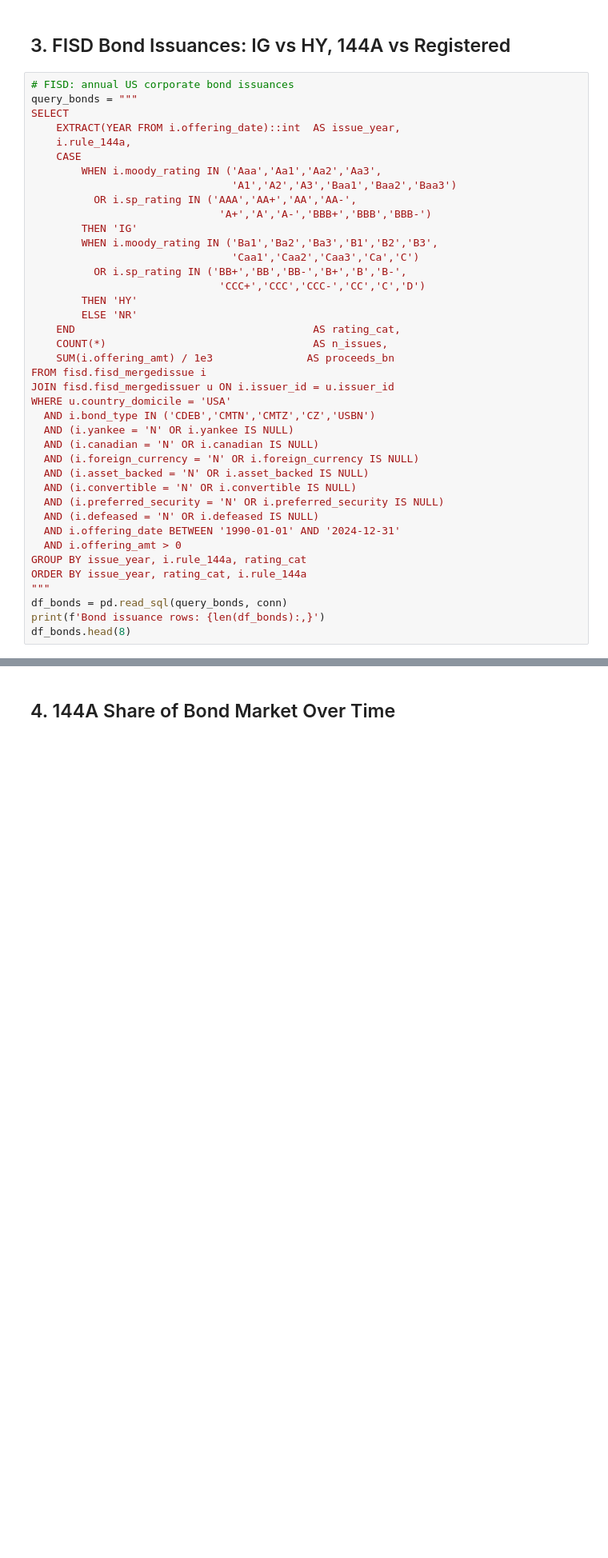
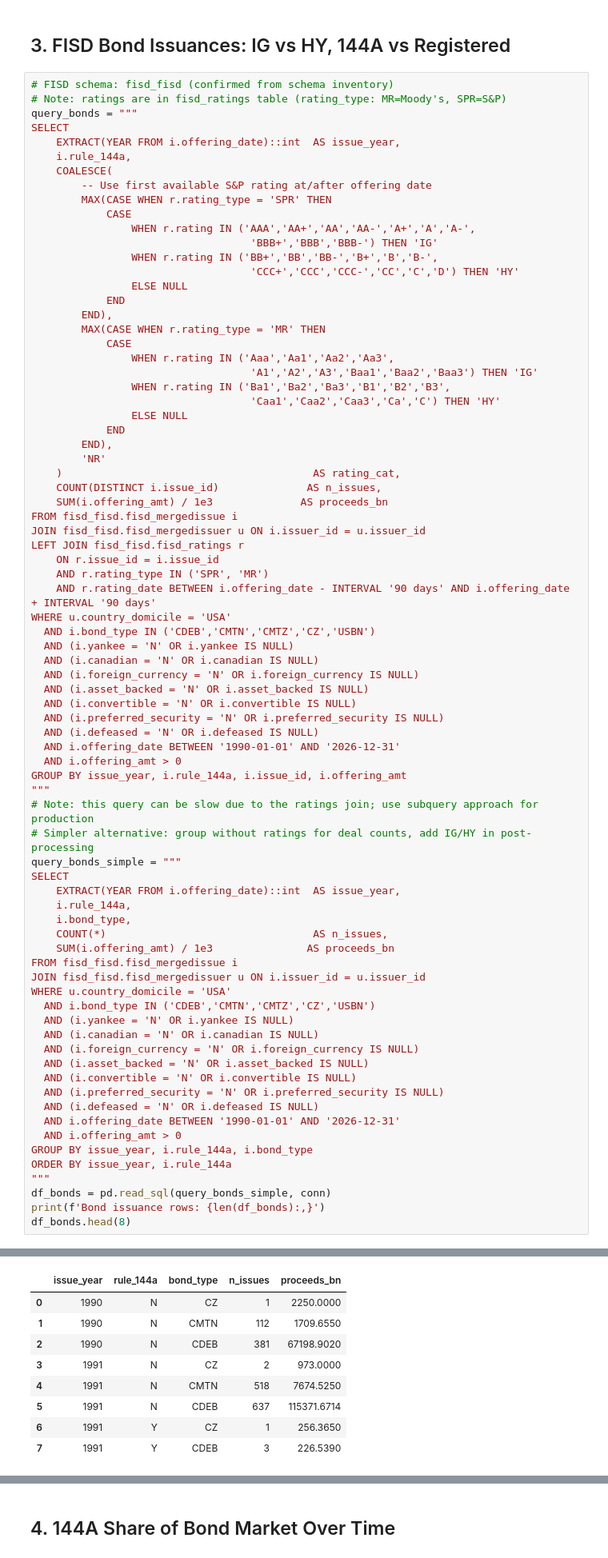
Before and after one commit to edwinhu/claude-plugins, a Jupyter notebook: skills/wrds/examples/sdc_issuances_eda.ipynb, the cells around one changed output, grey strips where cells are left out. Shown at 80% size. Saved outputs shown, nothing was run; the diff lists cells and outputs as text; blank space fills up the shorter version.

```diff
--- a/skills/wrds/examples/sdc_issuances_eda.ipynb
+++ b/skills/wrds/examples/sdc_issuances_eda.ipynb
@@ -207,28 +275,42 @@ print('Saved: /tmp/equity_issuances.png')
 # %% [markdown]
 ## 3. FISD Bond Issuances: IG vs HY, 144A vs Registered
 # %%
-# FISD: annual US corporate bond issuances
+# FISD schema: fisd_fisd (confirmed from schema inventory)
+# Note: ratings are in fisd_ratings table (rating_type: MR=Moody's, SPR=S&P)
 query_bonds = """
 SELECT
     EXTRACT(YEAR FROM i.offering_date)::int  AS issue_year,
     i.rule_144a,
-    CASE
-        WHEN i.moody_rating IN ('Aaa','Aa1','Aa2','Aa3',
-                                'A1','A2','A3','Baa1','Baa2','Baa3')
-          OR i.sp_rating IN ('AAA','AA+','AA','AA-',
-                              'A+','A','A-','BBB+','BBB','BBB-')
-        THEN 'IG'
-        WHEN i.moody_rating IN ('Ba1','Ba2','Ba3','B1','B2','B3',
-                                'Caa1','Caa2','Caa3','Ca','C')
-          OR i.sp_rating IN ('BB+','BB','BB-','B+','B','B-',
-                              'CCC+','CCC','CCC-','CC','C','D')
-        THEN 'HY'
-        ELSE 'NR'
-    END                                      AS rating_cat,
-    COUNT(*)                                 AS n_issues,
-    SUM(i.offering_amt) / 1e3               AS proceeds_bn
-FROM fisd.fisd_mergedissue i
-JOIN fisd.fisd_mergedissuer u ON i.issuer_id = u.issuer_id
+    COALESCE(
+        -- Use first available S&P rating at/after offering date
+        MAX(CASE WHEN r.rating_type = 'SPR' THEN
+            CASE
+                WHEN r.rating IN ('AAA','AA+','AA','AA-','A+','A','A-',
+                                   'BBB+','BBB','BBB-') THEN 'IG'
+                WHEN r.rating IN ('BB+','BB','BB-','B+','B','B-',
+                                   'CCC+','CCC','CCC-','CC','C','D') THEN 'HY'
+                ELSE NULL
+            END
+        END),
+        MAX(CASE WHEN r.rating_type = 'MR' THEN
+            CASE
+                WHEN r.rating IN ('Aaa','Aa1','Aa2','Aa3',
+                                   'A1','A2','A3','Baa1','Baa2','Baa3') THEN 'IG'
+                WHEN r.rating IN ('Ba1','Ba2','Ba3','B1','B2','B3',
+                                   'Caa1','Caa2','Caa3','Ca','C') THEN 'HY'
+                ELSE NULL
+            END
+        END),
+        'NR'
+    )                                        AS rating_cat,
+    COUNT(DISTINCT i.issue_id)              AS n_issues,
+    SUM(i.offering_amt) / 1e3              AS proceeds_bn
+FROM fisd_fisd.fisd_mergedissue i
+JOIN fisd_fisd.fisd_mergedissuer u ON i.issuer_id = u.issuer_id
+LEFT JOIN fisd_fisd.fisd_ratings r
+    ON r.issue_id = i.issue_id
+    AND r.rating_type IN ('SPR', 'MR')
+    AND r.rating_date BETWEEN i.offering_date - INTERVAL '90 days' AND i.offering_date + INTERVAL '90 days'
 WHERE u.country_domicile = 'USA'
   AND i.bond_type IN ('CDEB','CMTN','CMTZ','CZ','USBN')
   AND (i.yankee = 'N' OR i.yankee IS NULL)
@@ -238,11 +320,36 @@ WHERE u.country_domicile = 'USA'
   AND (i.convertible = 'N' OR i.convertible IS NULL)
   AND (i.preferred_security = 'N' OR i.preferred_security IS NULL)
   AND (i.defeased = 'N' OR i.defeased IS NULL)
-  AND i.offering_date BETWEEN '1990-01-01' AND '2024-12-31'
+  AND i.offering_date BETWEEN '1990-01-01' AND '2026-12-31'
   AND i.offering_amt > 0
-GROUP BY issue_year, i.rule_144a, rating_cat
-ORDER BY issue_year, rating_cat, i.rule_144a
+GROUP BY issue_year, i.rule_144a, i.issue_id, i.offering_amt
 """
-df_bonds = pd.read_sql(query_bonds, conn)
+# Note: this query can be slow due to the ratings join; use subquery approach for production
+# Simpler alternative: group without ratings for deal counts, add IG/HY in post-processing
+query_bonds_simple = """
+SELECT
+    EXTRACT(YEAR FROM i.offering_date)::int  AS issue_year,
+    i.rule_144a,
+    i.bond_type,
+    COUNT(*)                                 AS n_issues,
+    SUM(i.offering_amt) / 1e3               AS proceeds_bn
+FROM fisd_fisd.fisd_mergedissue i
+JOIN fisd_fisd.fisd_mergedissuer u ON i.issuer_id = u.issuer_id
+WHERE u.country_domicile = 'USA'
+  AND i.bond_type IN ('CDEB','CMTN','CMTZ','CZ','USBN')
+  AND (i.yankee = 'N' OR i.yankee IS NULL)
+  AND (i.canadian = 'N' OR i.canadian IS NULL)
+  AND (i.foreign_currency = 'N' OR i.foreign_currency IS NULL)
+  AND (i.asset_backed = 'N' OR i.asset_backed IS NULL)
+  AND (i.convertible = 'N' OR i.convertible IS NULL)
+  AND (i.preferred_security = 'N' OR i.preferred_security IS NULL)
+  AND (i.defeased = 'N' OR i.defeased IS NULL)
+  AND i.offering_date BETWEEN '1990-01-01' AND '2026-12-31'
+  AND i.offering_amt > 0
+GROUP BY issue_year, i.rule_144a, i.bond_type
+ORDER BY issue_year, i.rule_144a
+"""
+df_bonds = pd.read_sql(query_bonds_simple, conn)
 print(f'Bond issuance rows: {len(df_bonds):,}')
 df_bonds.head(8)
+# %% [output]
@@ -249 +357,10 @@ df_bonds.head(8)
+|  | issue_year | rule_144a | bond_type | n_issues | proceeds_bn |
+| 0 | 1990 | N | CZ | 1 | 2250.0000 |
+| 1 | 1990 | N | CMTN | 112 | 1709.6550 |
+| 2 | 1990 | N | CDEB | 381 | 67198.9020 |
+| 3 | 1991 | N | CZ | 2 | 973.0000 |
+| 4 | 1991 | N | CMTN | 518 | 7674.5250 |
+| 5 | 1991 | N | CDEB | 637 | 115371.6714 |
+| 6 | 1991 | Y | CZ | 1 | 256.3650 |
+| 7 | 1991 | Y | CDEB | 3 | 226.5390 |
 # %%
```
Also changed, not shown: parts of 16 cells of this notebook, 7 other files.
